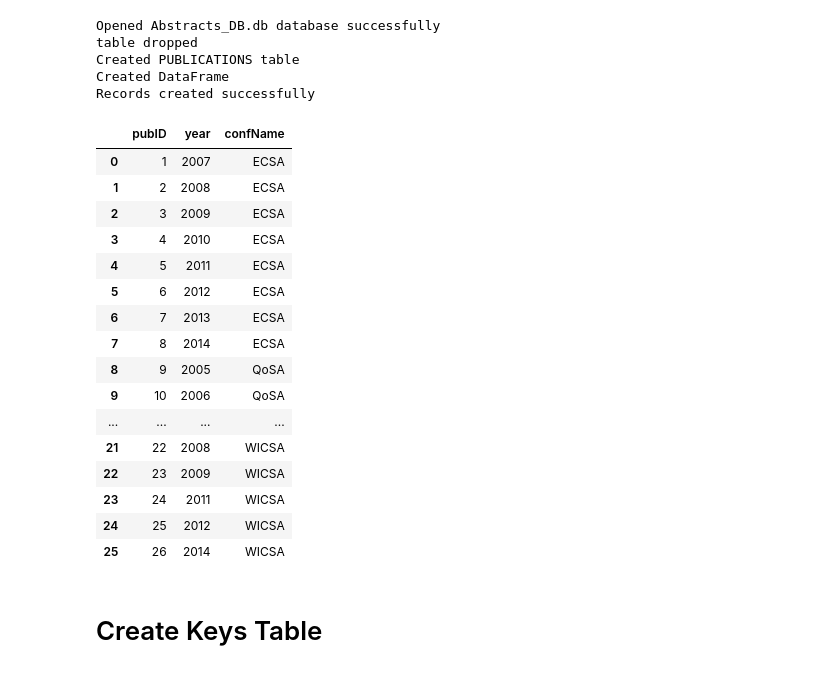
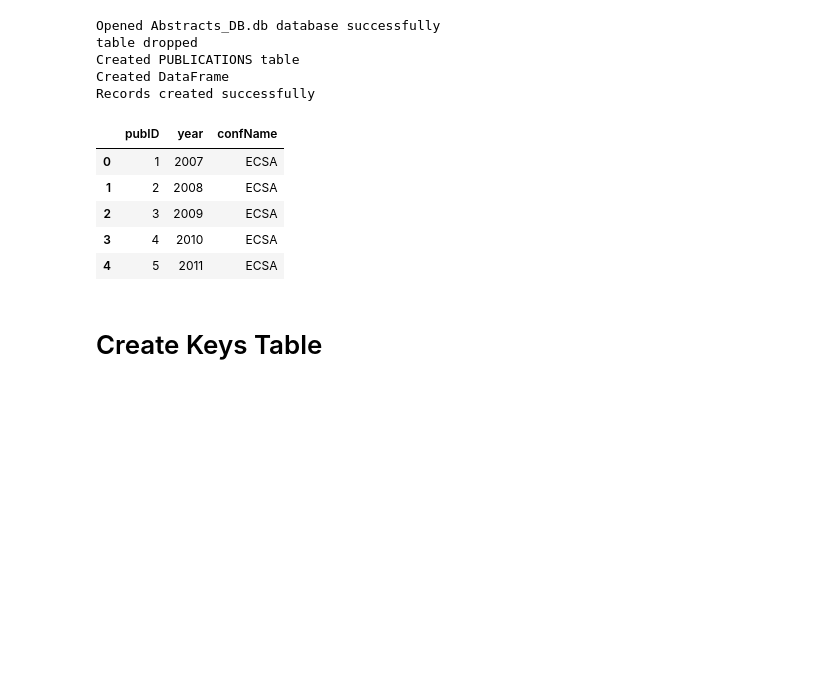
Before and after one commit to noveroa/DataBases, a Jupyter notebook: sqlStart/newSqlNotebooknew_compositesadded.ipynb, the cells around one changed output. Drawn from its saved outputs; the diff is of its cells as text; code cells hidden in the pictures; blank space fills up the shorter version.

```diff
--- a/sqlStart/newSqlNotebooknew_compositesadded.ipynb
+++ b/sqlStart/newSqlNotebooknew_compositesadded.ipynb
@@ -75,26 +65,15 @@ Created PUBLICATIONS table
 Created DataFrame
 Records created successfully
 # %%
-pubDF
+pubDF.head()
 #pubDF.to_csv('Tables_v1/publications.csv', sheet_name = 'publications')
 # %% [output]
 |  | pubID | year | confName |
 | 0 | 1 | 2007 | ECSA |
 | 1 | 2 | 2008 | ECSA |
 | 2 | 3 | 2009 | ECSA |
 | 3 | 4 | 2010 | ECSA |
 | 4 | 5 | 2011 | ECSA |
-| 5 | 6 | 2012 | ECSA |
-| 6 | 7 | 2013 | ECSA |
-| 7 | 8 | 2014 | ECSA |
-| 8 | 9 | 2005 | QoSA |
-| 9 | 10 | 2006 | QoSA |
-| ... | ... | ... | ... |
-| 21 | 22 | 2008 | WICSA |
-| 22 | 23 | 2009 | WICSA |
-| 23 | 24 | 2011 | WICSA |
-| 24 | 25 | 2012 | WICSA |
-| 25 | 26 | 2014 | WICSA |
 # %% [markdown]
 # Create Keys Table
 # %% [markdown]
```
Also changed, not shown: parts of 12 cells of this notebook, 13 other files.
